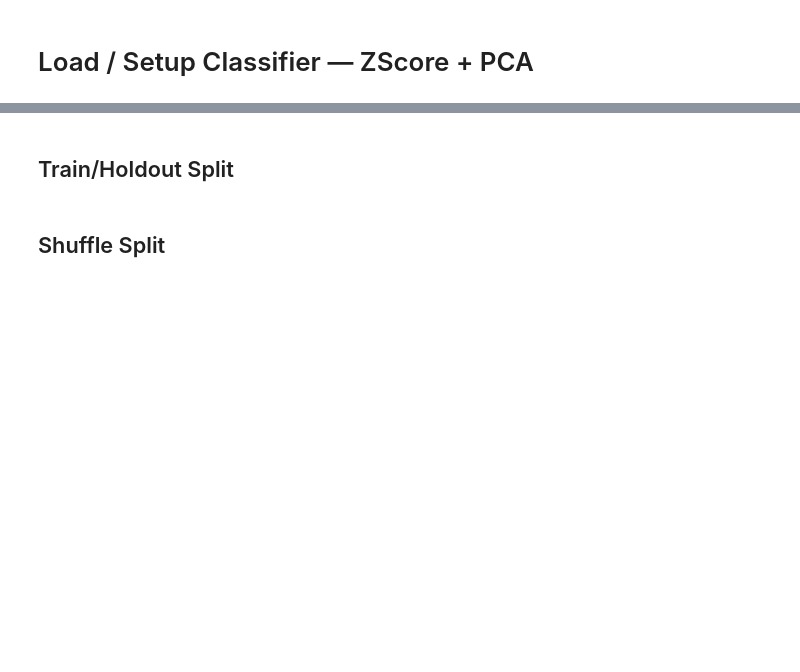
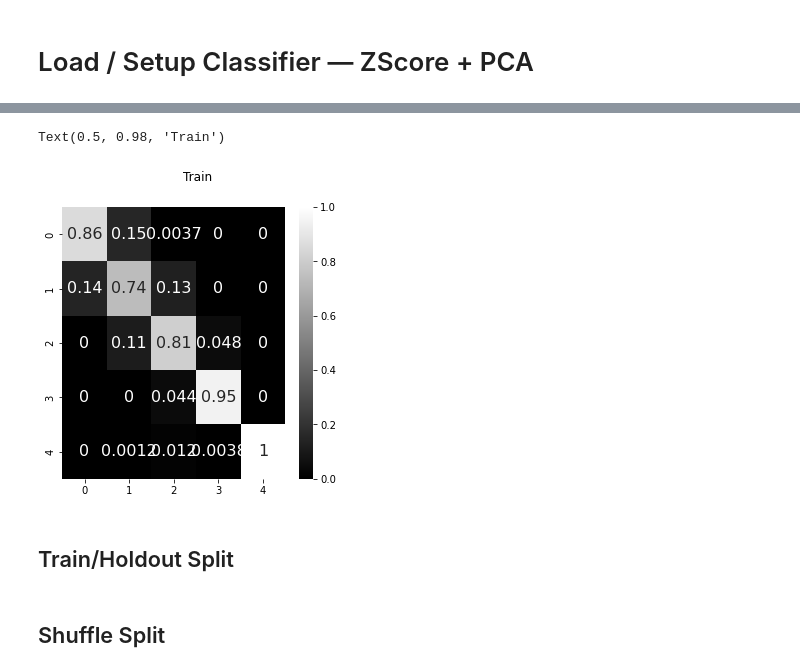
Before and after one commit to RichieHakim/ROICaT, a Jupyter notebook: notebooks/classification_interactive_notebook.ipynb, the cells around one changed output, grey strips where cells are left out. Drawn from its saved outputs; the diff is of its cells as text; code cells hidden in the pictures; blank space fills up the shorter version.

```diff
--- a/notebooks/classification_interactive_notebook.ipynb
+++ b/notebooks/classification_interactive_notebook.ipynb
@@ -640,3 +647,5 @@ latents = np.array(roinet.latents)
+# %%
+latents = (roinet.latents)
 # %% [raw]
 #         raw_images = roinet.ROI_images_rs
 #         raw_images_dup = np.concatenate([raw_images for _ in range(len(raw_labels_match))], axis=0)
@@ -723,7 +722,3 @@ ax.scatter(embeddings[:,0], embeddings[:,1], s=5, c=data.labelFiles[:], cmap='gi
 toc['visualize'] = time.time() - tic
 # %% [markdown]
 # Load / Setup Classifier — ZScore + PCA
-# %%
-preprocessor = Preprocessor()
-#
-preprocessor.fit_transform_preprocess(latents);
@@ -753,0 +725,3 @@ evaluator.confusion_matrix(latents, data.labelFiles)
+# %%
+preprocessor = Preprocessor()
+pp = preprocessor.fit_transform_preprocess(latents)
@@ -754,3 +742,13 @@ evaluator.confusion_matrix(latents, data.labelFiles)
+# %%
+evaluator = Evaluation(classifier)
+cm = evaluator.confusion_matrix(latents, data.labelFiles)
+# %%
+fig, ax = plt.subplots(1, 1, figsize=(5,5))
+sns.heatmap(cm, annot=True, annot_kws={"size": 16}, vmax=1., cmap=plt.get_cmap('gray'), ax=ax)
+fig.suptitle('Train')
+# %% [output]
+Text(0.5, 0.98, 'Train')
+[figure, added]
 # %% [markdown]
 ## Train/Holdout Split
 # %%
```
Also changed, not shown: parts of 17 cells of this notebook, 1 other file.
